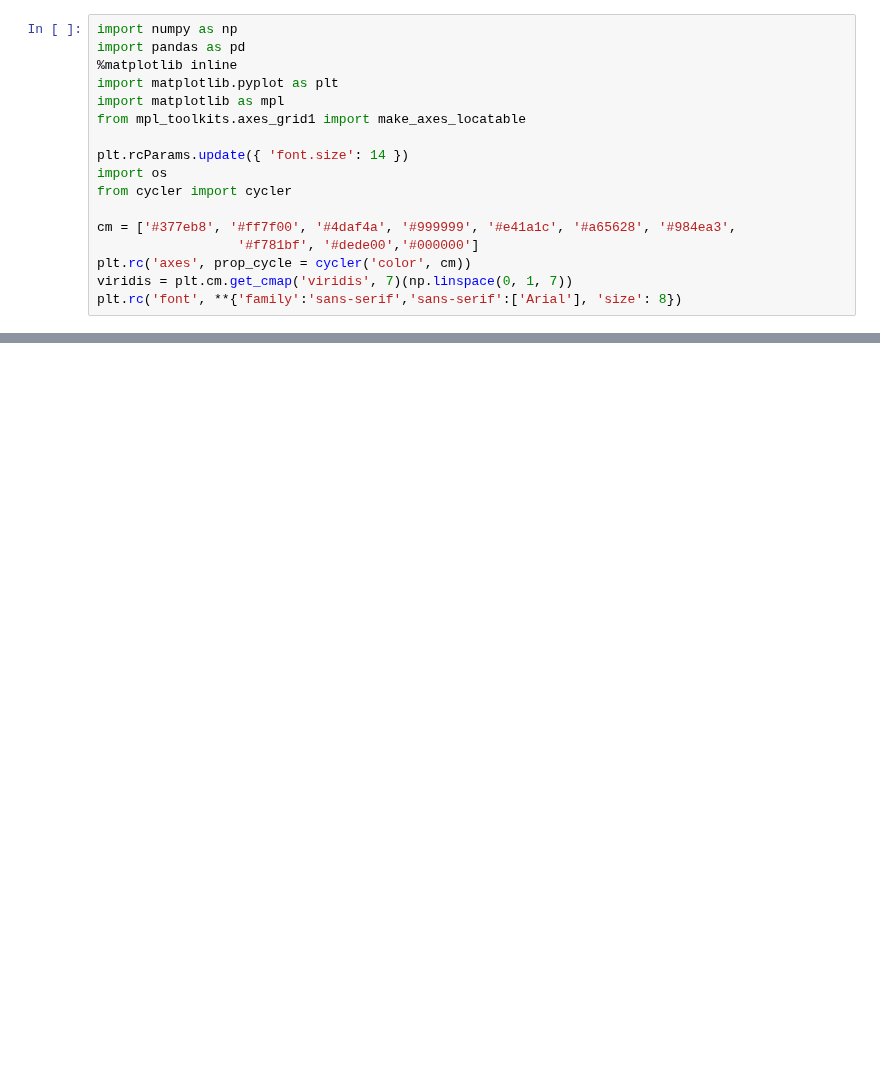
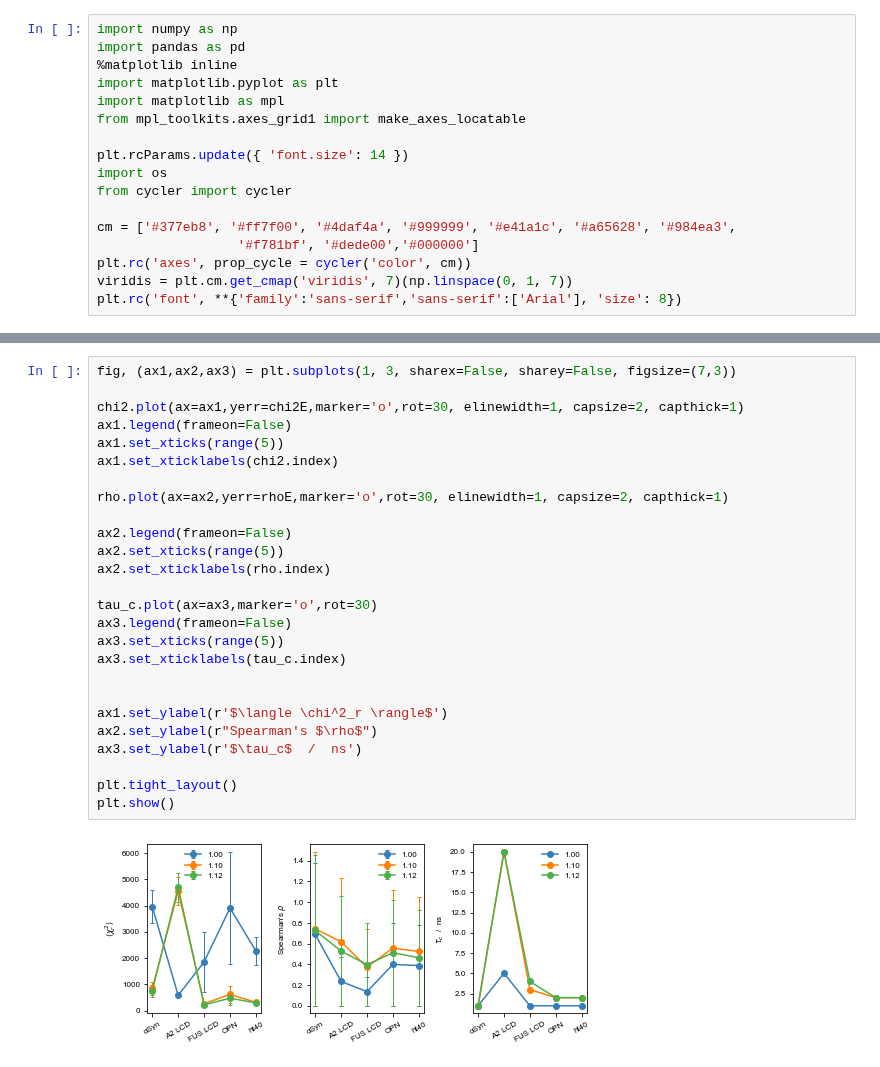
Before and after one commit to KULL-Centre/papers, a Jupyter notebook: 2021/Martini-Thomasen-et-al/notebooks/intrachain_PRE.ipynb, the cells around one changed output, grey strips where cells are left out. Drawn from its saved outputs; the diff is of its cells as text; blank space fills up the shorter version.

```diff
--- a/2021/Martini-Thomasen-et-al/notebooks/intrachain_PRE.ipynb
+++ b/2021/Martini-Thomasen-et-al/notebooks/intrachain_PRE.ipynb
@@ -90,0 +43,28 @@ dtype: float64
+# %%
+fig, (ax1,ax2,ax3) = plt.subplots(1, 3, sharex=False, sharey=False, figsize=(7,3))
+
+chi2.plot(ax=ax1,yerr=chi2E,marker='o',rot=30, elinewidth=1, capsize=2, capthick=1)
+ax1.legend(frameon=False)
+ax1.set_xticks(range(5))
+ax1.set_xticklabels(chi2.index)
+
+rho.plot(ax=ax2,yerr=rhoE,marker='o',rot=30, elinewidth=1, capsize=2, capthick=1)
+
+ax2.legend(frameon=False)
+ax2.set_xticks(range(5))
+ax2.set_xticklabels(rho.index)
+
+tau_c.plot(ax=ax3,marker='o',rot=30)
+ax3.legend(frameon=False)
+ax3.set_xticks(range(5))
+ax3.set_xticklabels(tau_c.index)
+
+
+ax1.set_ylabel(r'$\langle \chi^2_r \rangle$')
+ax2.set_ylabel(r"Spearman's $\rho$")
+ax3.set_ylabel(r'$\tau_c$  /  ns')
+
+plt.tight_layout()
+plt.show()
+# %% [output]
+[figure, added]
```
Also changed, not shown: parts of 9 cells of this notebook, 48 other files.
